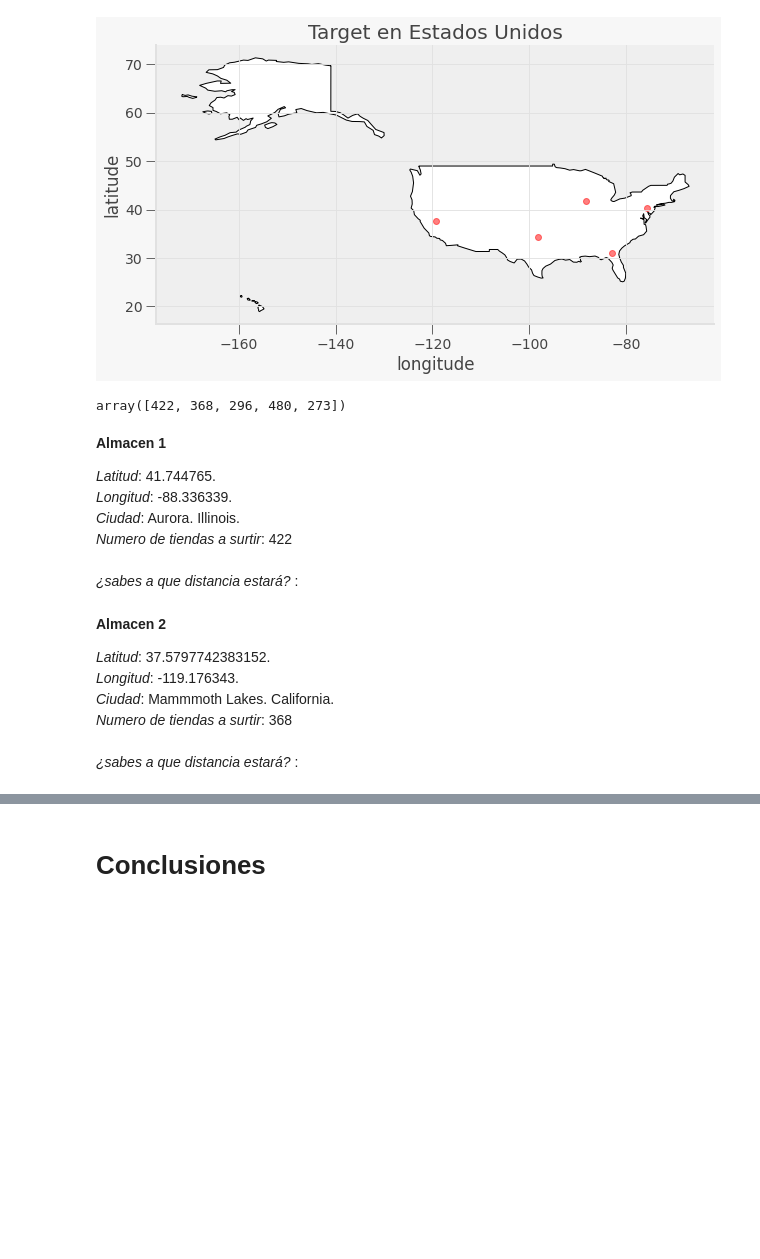
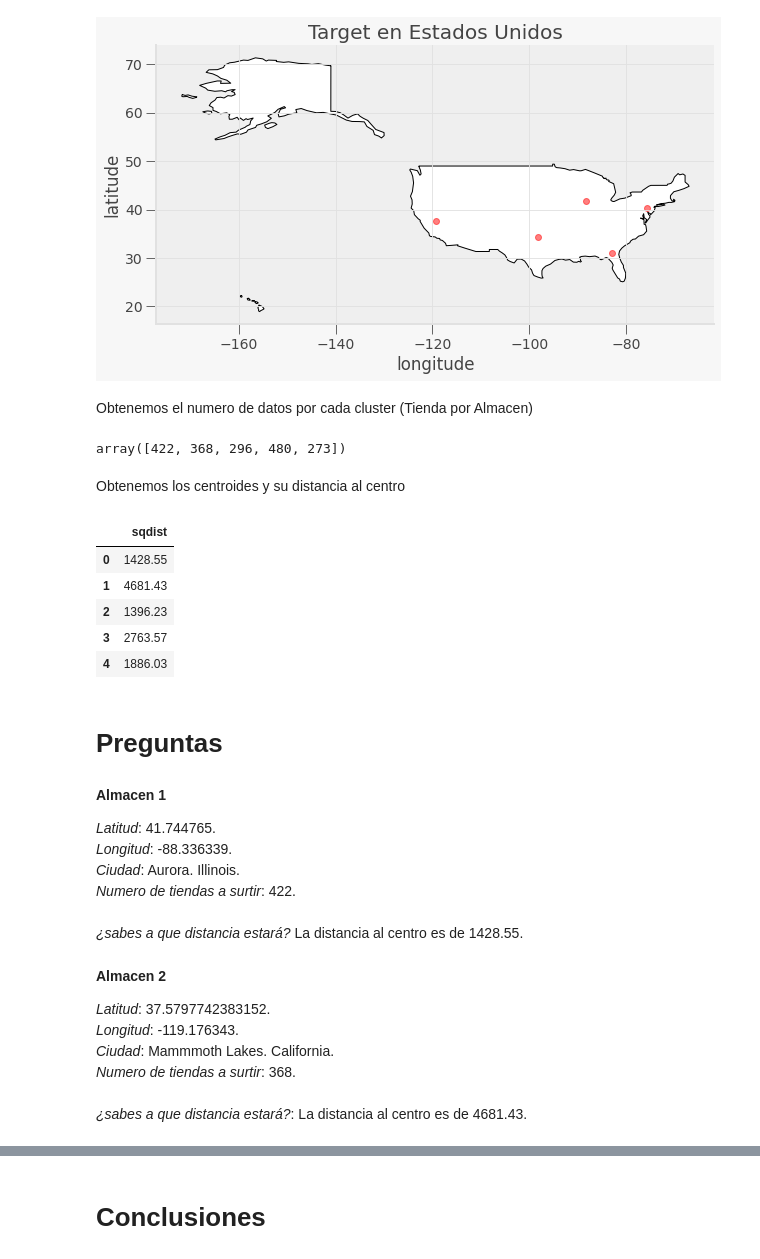
Before and after one commit to PosgradoMNA/actividades-de-aprendizaje-JulioOsvaldoHernandezBucio, a Jupyter notebook: Semana8_Kmeans_target.ipynb, the cells around one changed output, grey strips where cells are left out. Drawn from its saved outputs; the diff is of its cells as text; code cells hidden in the pictures; blank space fills up the shorter version.

```diff
--- a/Semana8_Kmeans_target.ipynb
+++ b/Semana8_Kmeans_target.ipynb
@@ -416,6 +418,8 @@ gax.spines['right'].set_visible(False)
 plt.show()
 # %% [output]
 [figure]
+# %% [markdown]
+Obtenemos el numero de datos por cada cluster (Tienda por Almacen)
 # %%
 labels = kmeans.labels_
 
@@ -424,22 +428,41 @@ clusterCount = np.bincount(labels)
 clusterCount
 # %% [output]
 array([422, 368, 296, 480, 273])
+# %% [markdown]
+Obtenemos los centroides y su distancia al centro
+# %%
+latlong1 =dtCenters[["latitude","longitude"]]
+
+X_dist = kmeans.transform(latlong1)**2
+
+dfDistances = pd.DataFrame(X_dist.sum(axis=1).round(2), columns=['sqdist'])
+
+dfDistances.head()
+# %% [output]
+|  | sqdist |
+| 0 | 1428.55 |
+| 1 | 4681.43 |
+| 2 | 1396.23 |
+| 3 | 2763.57 |
+| 4 | 1886.03 |
+# %% [markdown]
+# Preguntas
 # %% [markdown]
 **Almacen 1**
 
 *Latitud*: 41.744765.<br>
 *Longitud*: -88.336339.<br>
 *Ciudad*: Aurora. Illinois.<br>
-*Numero de tiendas a surtir*: 422<br>
-*¿sabes a que distancia estará?* :
+*Numero de tiendas a surtir*: 422.<br>
+*¿sabes a que distancia estará?* La distancia al centro es de 1428.55.
 # %% [markdown]
 **Almacen 2**
 
 *Latitud*: 37.5797742383152.<br>
 *Longitud*: -119.176343.<br>
 *Ciudad*: Mammmoth Lakes. California.<br>
-*Numero de tiendas a surtir*: 368<br>
-*¿sabes a que distancia estará?* :
+*Numero de tiendas a surtir*: 368.<br>
+*¿sabes a que distancia estará?*: La distancia al centro es de 4681.43.
 # %% [markdown]
 **Almacen 3**
 
```
Also changed, not shown: parts of 6 cells of this notebook.
